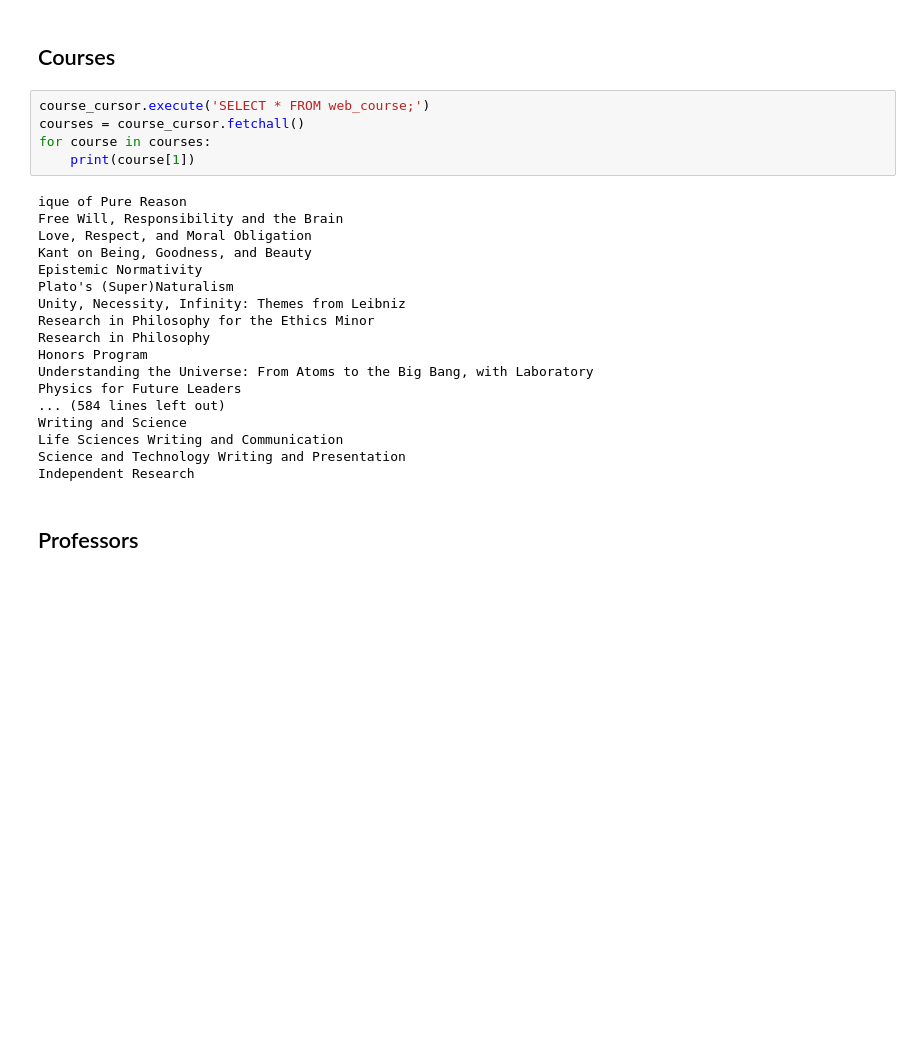
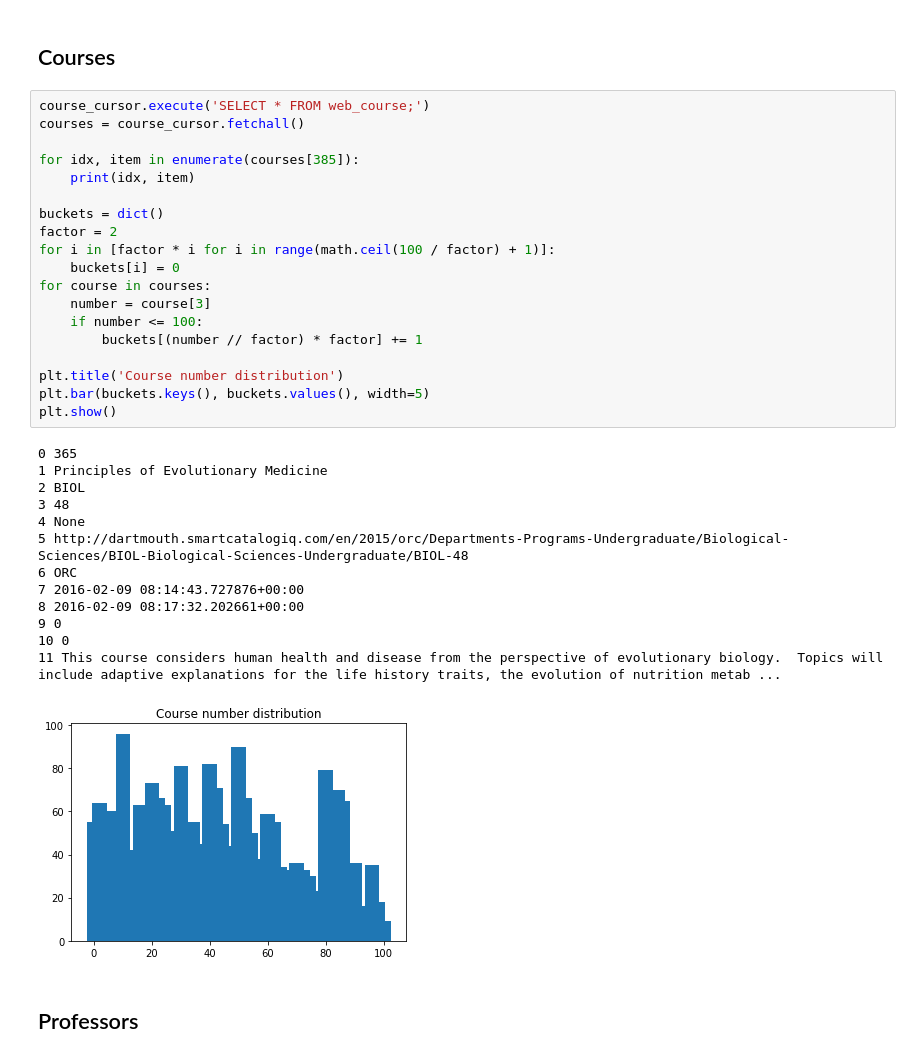
Before and after one commit to layuplist/spider, a Jupyter notebook: analysis/ll.ipynb, the cells around one changed output. Cells and saved outputs as stored; diff of their text form; blank space fills up the shorter version.

```diff
--- a/analysis/ll.ipynb
+++ b/analysis/ll.ipynb
@@ -19,29 +22,39 @@ app_cursor = app_connection.cursor()
 # Data analysis
 # %% [markdown]
 ## Courses
-# %%
-course_cursor.execute('SELECT * FROM web_course;')
-courses = course_cursor.fetchall()
-for course in courses:
-    print(course[1])
-# %% [output]
-ique of Pure Reason
-Free Will, Responsibility and the Brain
-Love, Respect, and Moral Obligation
-Kant on Being, Goodness, and Beauty
-Epistemic Normativity
-Plato's (Super)Naturalism
-Unity, Necessity, Infinity: Themes from Leibniz
-Research in Philosophy for the Ethics Minor
-Research in Philosophy
-Honors Program
-Understanding the Universe: From Atoms to the Big Bang, with Laboratory
-Physics for Future Leaders
-... (584 lines left out)
-Writing and Science
-Life Sciences Writing and Communication
-Science and Technology Writing and Presentation
-Independent Research
+# %%
+course_cursor.execute('SELECT * FROM web_course;')
+courses = course_cursor.fetchall()
+
+for idx, item in enumerate(courses[385]):
+    print(idx, item)
+
+buckets = dict()
+factor = 2
+for i in [factor * i for i in range(math.ceil(100 / factor) + 1)]:
+    buckets[i] = 0
+for course in courses:
+    number = course[3]
+    if number <= 100:
+        buckets[(number // factor) * factor] += 1
+
+plt.title('Course number distribution')
+plt.bar(buckets.keys(), buckets.values(), width=5)
+plt.show()
+# %% [output]
+0 365
+1 Principles of Evolutionary Medicine
+2 BIOL
+3 48
+4 None
+5 http://dartmouth.smartcatalogiq.com/en/2015/orc/Departments-Programs-Undergraduate/Biological-Sciences/BIOL-Biological-Sciences-Undergraduate/BIOL-48
+6 ORC
+7 2016-02-09 08:14:43.727876+00:00
+8 2016-02-09 08:17:32.202661+00:00
+9 0
+10 0
+11 This course considers human health and disease from the perspective of evolutionary biology.  Topics will include adaptive explanations for the life history traits, the evolution of nutrition metab ...
+[figure, added]
 # %% [markdown]
 ## Professors
 # %%
```
Also changed, not shown: parts of 2 cells of this notebook.
